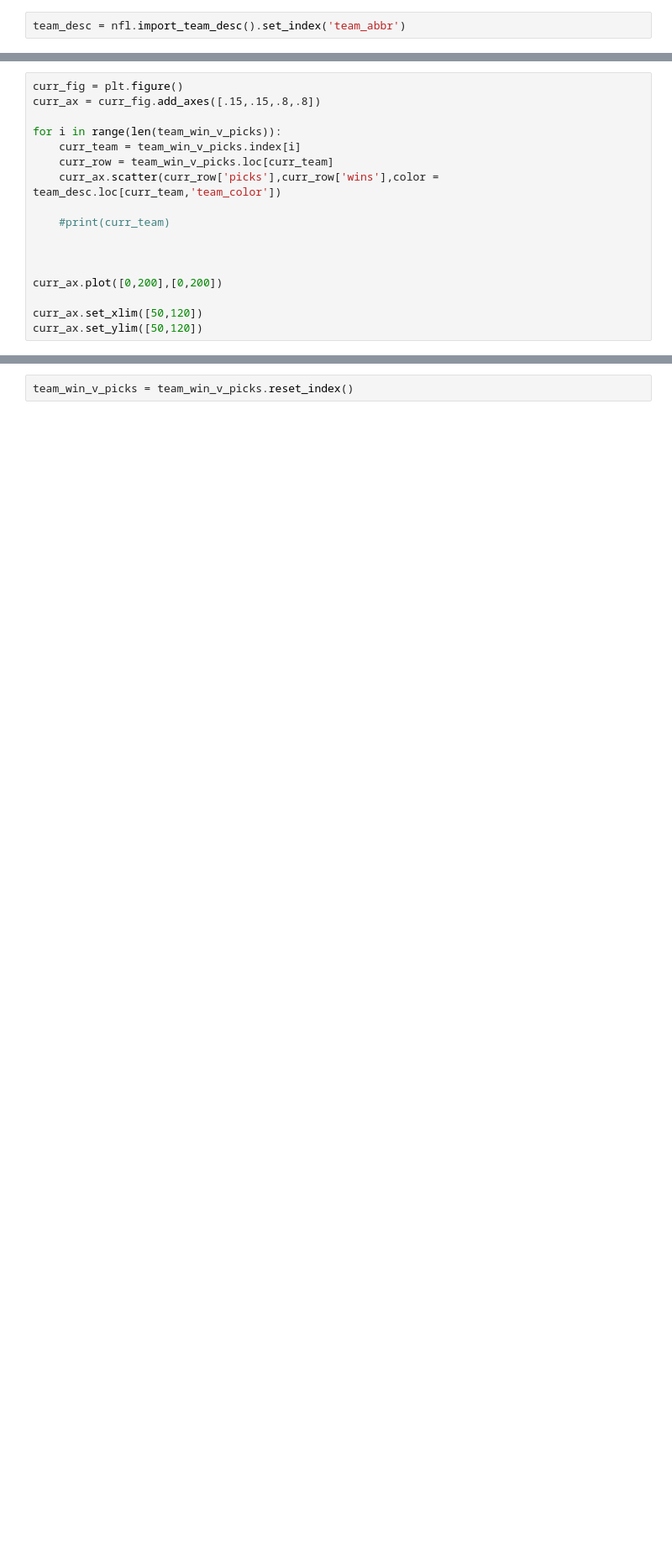
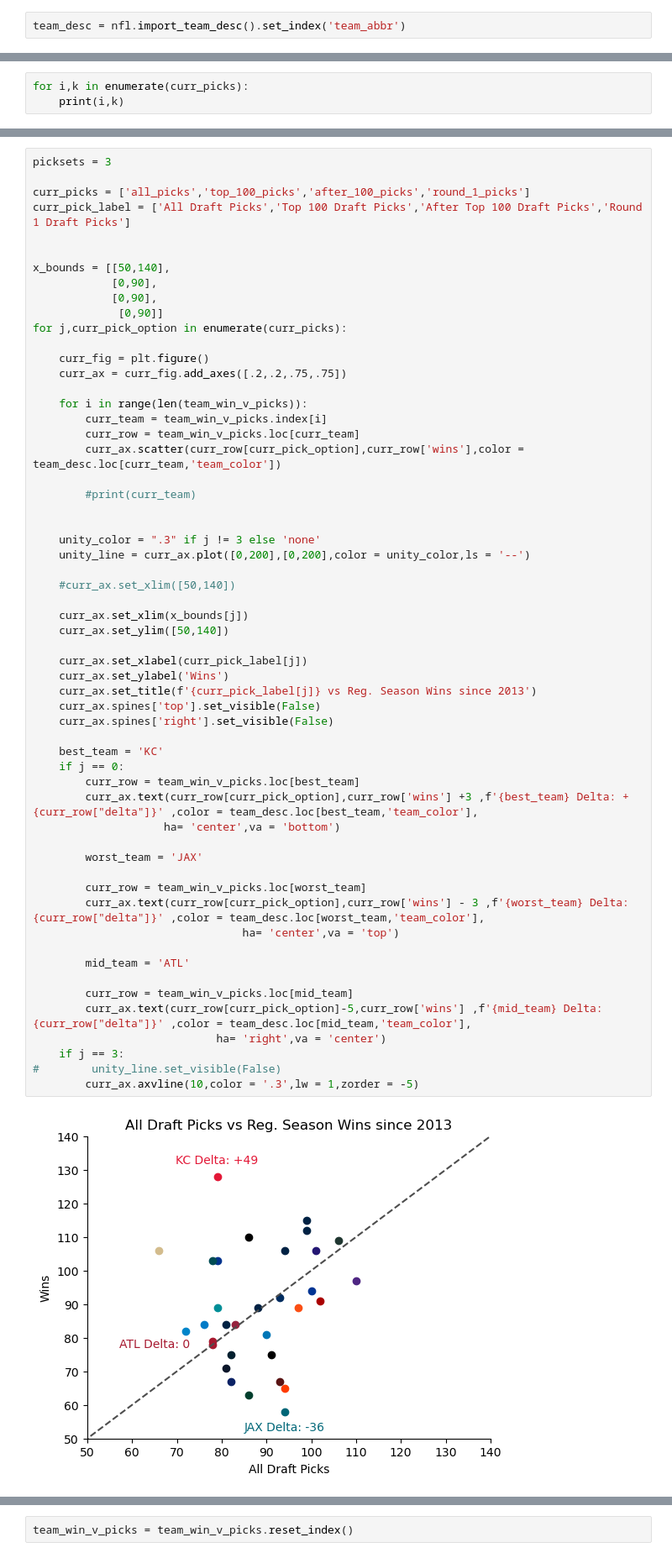
Before and after one commit to JanCalalo/fantasyfootball, a Jupyter notebook: picks vs wins.ipynb, the cells around one changed output, grey strips where cells are left out. Shown at 84% size. Cells and saved outputs as stored; diff of their text form; blank space fills up the shorter version.

Commit message:
created and made plots for this

```diff
--- a/picks vs wins.ipynb
+++ b/picks vs wins.ipynb
@@ -82,17 +139,0 @@ Index(['team_name', 'team_id', 'team_nick', 'team_conf', 'team_division',
-# %%
-curr_fig = plt.figure()
-curr_ax = curr_fig.add_axes([.15,.15,.8,.8])
-
-for i in range(len(team_win_v_picks)):
-    curr_team = team_win_v_picks.index[i]
-    curr_row = team_win_v_picks.loc[curr_team]
-    curr_ax.scatter(curr_row['picks'],curr_row['wins'],color = team_desc.loc[curr_team,'team_color'])
-
-    #print(curr_team)
-
-
-
-curr_ax.plot([0,200],[0,200])
-
-curr_ax.set_xlim([50,120])
-curr_ax.set_ylim([50,120])
@@ -101,0 +144,3 @@ KeyError: 'KAN'
+# %%
+for i,k in enumerate(curr_picks):
+    print(i,k)
@@ -101,0 +151,60 @@ KeyError: 'KAN'
+# %%
+picksets = 3
+
+curr_picks = ['all_picks','top_100_picks','after_100_picks','round_1_picks']
+curr_pick_label = ['All Draft Picks','Top 100 Draft Picks','After Top 100 Draft Picks','Round 1 Draft Picks']
+
+
+x_bounds = [[50,140],
+            [0,90],
+            [0,90],
+             [0,90]]
+for j,curr_pick_option in enumerate(curr_picks):
+
+    curr_fig = plt.figure()
+    curr_ax = curr_fig.add_axes([.2,.2,.75,.75])
+
+    for i in range(len(team_win_v_picks)):
+        curr_team = team_win_v_picks.index[i]
+        curr_row = team_win_v_picks.loc[curr_team]
+        curr_ax.scatter(curr_row[curr_pick_option],curr_row['wins'],color = team_desc.loc[curr_team,'team_color'])
+
+        #print(curr_team)
+
+
+    unity_color = ".3" if j != 3 else 'none'
+    unity_line = curr_ax.plot([0,200],[0,200],color = unity_color,ls = '--')
+
+    #curr_ax.set_xlim([50,140])
+
+    curr_ax.set_xlim(x_bounds[j])
+    curr_ax.set_ylim([50,140])
+
+    curr_ax.set_xlabel(curr_pick_label[j])
+    curr_ax.set_ylabel('Wins')
+    curr_ax.set_title(f'{curr_pick_label[j]} vs Reg. Season Wins since 2013')
+    curr_ax.spines['top'].set_visible(False)
+    curr_ax.spines['right'].set_visible(False)
+
+    best_team = 'KC'
+    if j == 0:
+        curr_row = team_win_v_picks.loc[best_team]
+        curr_ax.text(curr_row[curr_pick_option],curr_row['wins'] +3 ,f'{best_team} Delta: +{curr_row["delta"]}' ,color = team_desc.loc[best_team,'team_color'],
+                    ha= 'center',va = 'bottom')
+
+        worst_team = 'JAX'
+
+        curr_row = team_win_v_picks.loc[worst_team]
+        curr_ax.text(curr_row[curr_pick_option],curr_row['wins'] - 3 ,f'{worst_team} Delta: {curr_row["delta"]}' ,color = team_desc.loc[worst_team,'team_color'],
+                                ha= 'center',va = 'top')
+
+        mid_team = 'ATL'
+
+        curr_row = team_win_v_picks.loc[mid_team]
+        curr_ax.text(curr_row[curr_pick_option]-5,curr_row['wins'] ,f'{mid_team} Delta: {curr_row["delta"]}' ,color = team_desc.loc[mid_team,'team_color'],
+                            ha= 'right',va = 'center')
+    if j == 3:
+#        unity_line.set_visible(False)
+        curr_ax.axvline(10,color = '.3',lw = 1,zorder = -5)
+# %% [output]
+[figure, added]
```
Also changed, not shown: parts of 19 cells of this notebook.
